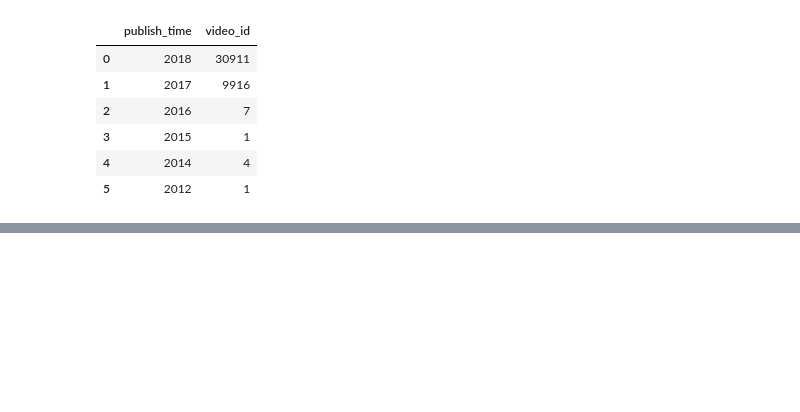
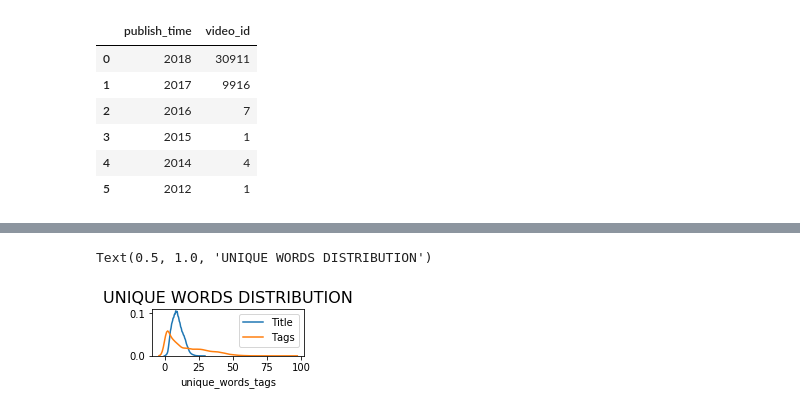
Before and after one commit to JinalRamolia/video-trending-analysis, a Jupyter notebook: youtube.ipynb, the cells around one changed output, grey strips where cells are left out. Drawn from its saved outputs; the diff is of its cells as text; code cells hidden in the pictures; blank space fills up the shorter version.

```diff
--- a/youtube.ipynb
+++ b/youtube.ipynb
@@ -400,0 +447,8 @@ year.head(11)
+# %%
+plt.subplot(422)
+r2=sns.distplot(df["unique_words"],hist=False, label='Title')
+r2=sns.distplot(df["unique_words_tags"],hist=False, label='Tags')
+r2.set_title('UNIQUE WORDS DISTRIBUTION', fontsize=16)
+# %% [output]
+Text(0.5, 1.0, 'UNIQUE WORDS DISTRIBUTION')
+[figure, added]
```
Also changed, not shown: parts of 32 cells of this notebook.
